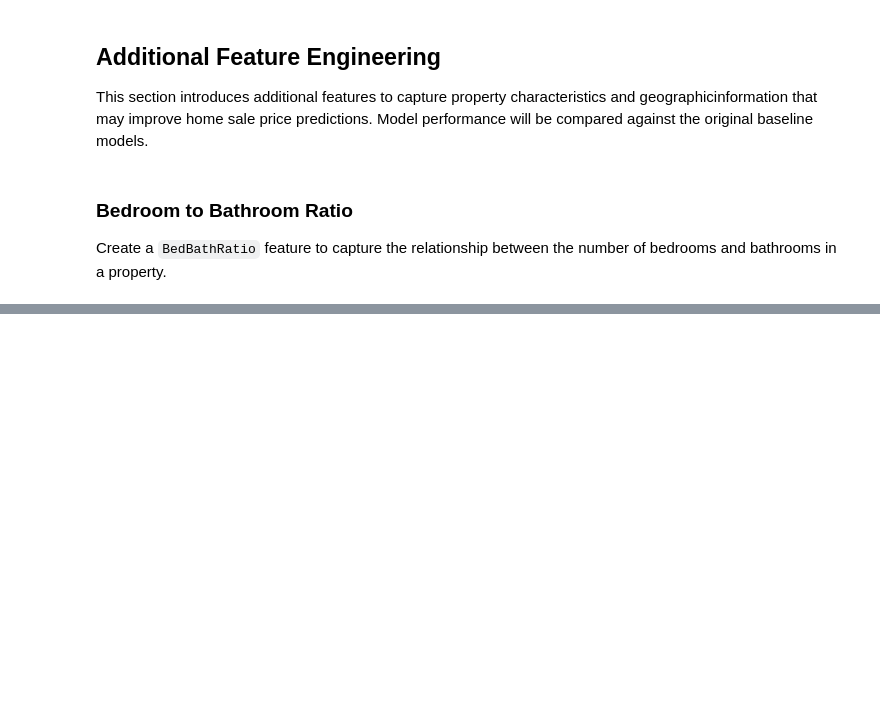
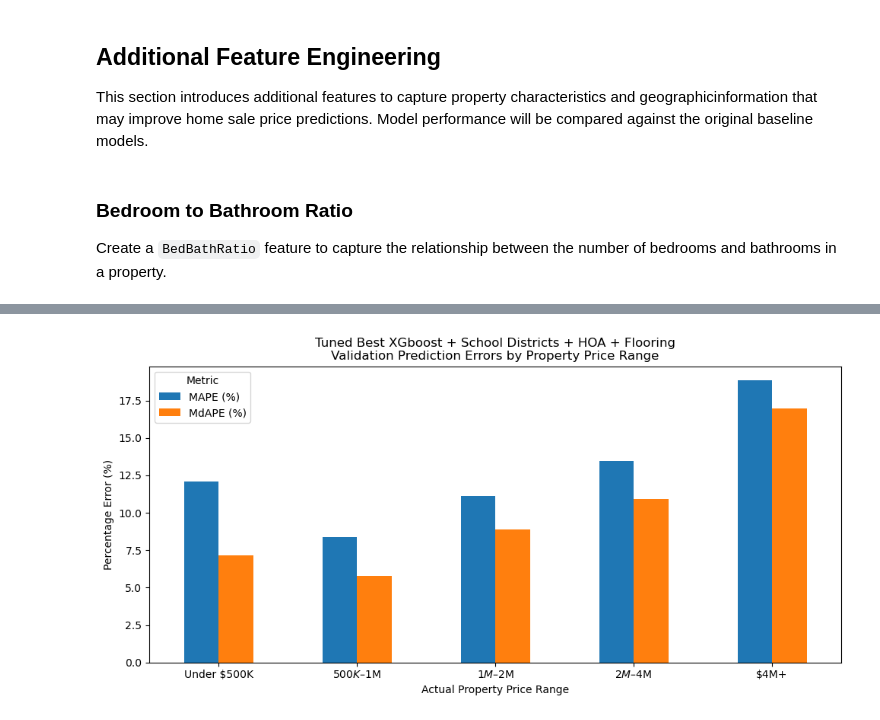
Before and after one commit to Jehad142/IDX-Exchange-Data-Science, a Jupyter notebook: notebooks/05_advanced_models.ipynb, the cells around one changed output, grey strips where cells are left out. Drawn from its saved outputs; the diff is of its cells as text; code cells hidden in the pictures; blank space fills up the shorter version.

```diff
--- a/notebooks/05_advanced_models.ipynb
+++ b/notebooks/05_advanced_models.ipynb
@@ -682,0 +981,27 @@ Note: Test evaluation and further analysis are intentionally deferred until the
+# %%
+# Create a DataFrame with actual and predicted validation prices
+price_analysis_val_df = pd.DataFrame({"ActualPrice": np.asarray(y_actual_val), "PredictedPrice": np.asarray(y_pred_val)})
+
+# Define property price ranges
+price_bins = [0, 500000, 1000000, 2000000, 4000000, np.inf]
+price_labels = ["Under $500K", "$500K–$1M", "$1M–$2M", "$2M–$4M", "$4M+"]
+
+# Assign properties to price ranges based on actual sale prices
+price_analysis_val_df["PriceRange"] = pd.cut(price_analysis_val_df["ActualPrice"], bins=price_bins,
+                                             labels=price_labels,right=False)
+
+# Calculate validation metrics for each price range
+price_range_results_val = []
+
+for price_range, group in price_analysis_val_df.groupby("PriceRange", observed=True):
+
+    actual = group["ActualPrice"]
+    predicted = group["PredictedPrice"]
+
+    price_range_results_val.append({"Price Range": price_range, "Count": len(group),\
+        "R²": r2_score(actual, predicted) if len(group) >= 2 else np.nan, "MAPE (%)": mape(actual, predicted),
+        "MdAPE (%)": mdape(actual, predicted)})
+
+# Create validation results DataFrame
+price_range_results_val_df = pd.DataFrame(price_range_results_val)
+display(price_range_results_val_df)
@@ -682,0 +1025,11 @@ Note: Test evaluation and further analysis are intentionally deferred until the
+# %%
+# Plot validation MAPE and MdAPE by property price range
+ax = price_range_results_val_df.plot(x="Price Range", y=["MAPE (%)", "MdAPE (%)"], kind="bar", figsize=(10, 5), rot=0)
+ax.set_title("Tuned Best XGboost + School Districts + HOA + Flooring\nValidation Prediction Errors by Property Price Range")
+ax.set_xlabel("Actual Property Price Range")
+ax.set_ylabel("Percentage Error (%)")
+ax.legend(title="Metric")
+plt.tight_layout()
+plt.show()
+# %% [output]
+[figure, added]
```
Also changed, not shown: parts of 65 cells of this notebook.
